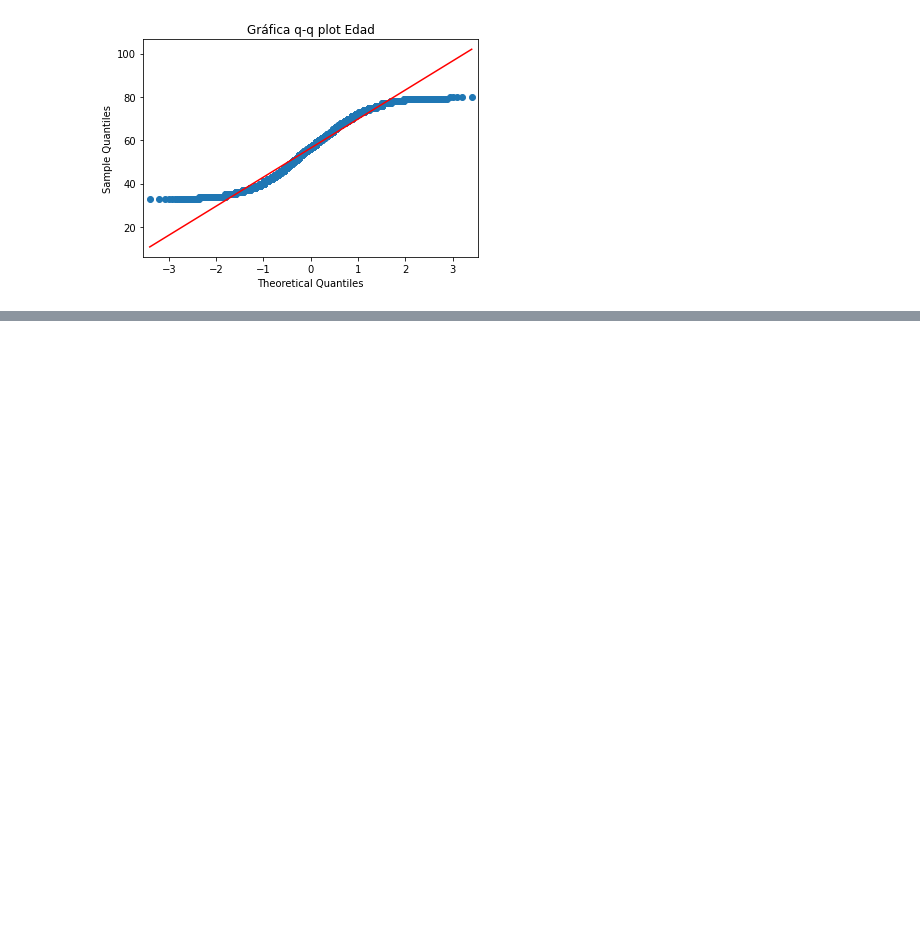
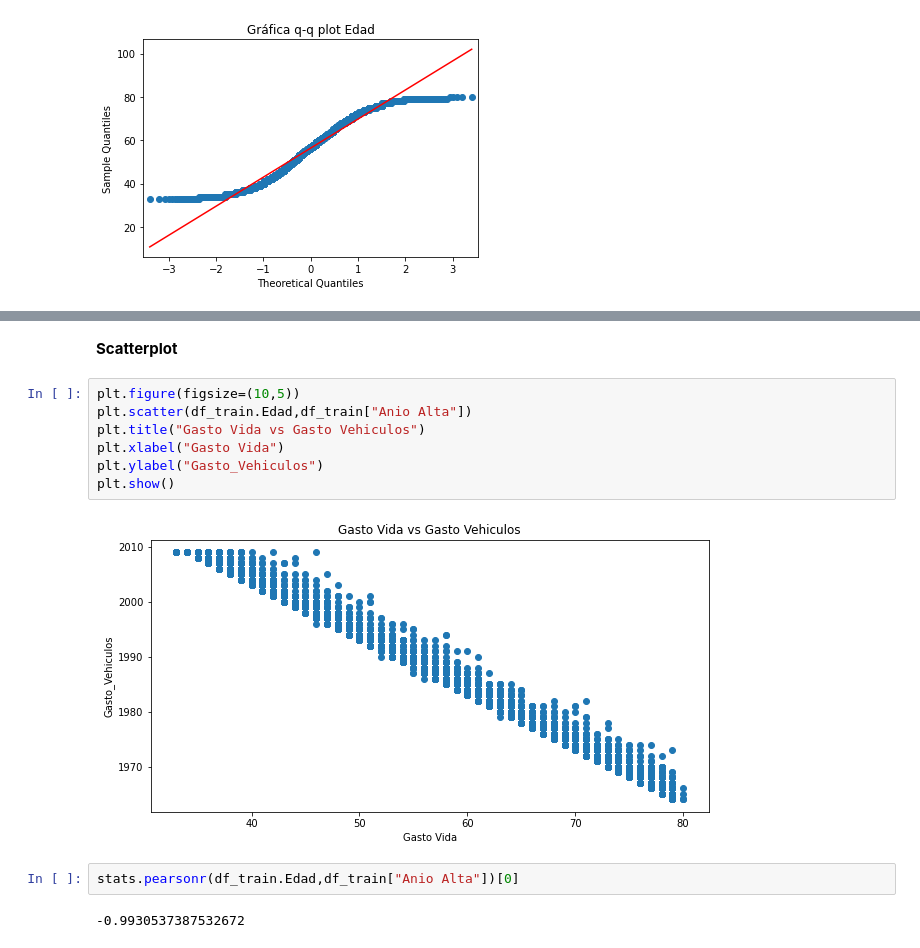
Before and after one commit to Oscar19922017/ProyectoPropensionCompra, a Jupyter notebook: EDA_PropensionCompra.ipynb, the cells around one changed output, grey strips where cells are left out. Saved outputs shown, nothing was run; the diff lists cells and outputs as text; blank space fills up the shorter version.

```diff
--- a/EDA_PropensionCompra.ipynb
+++ b/EDA_PropensionCompra.ipynb
@@ -720,0 +895,15 @@ p valor;
+# %% [markdown]
+**Scatterplot**
+# %%
+plt.figure(figsize=(10,5))
+plt.scatter(df_train.Edad,df_train["Anio Alta"])
+plt.title("Gasto Vida vs Gasto Vehiculos")
+plt.xlabel("Gasto Vida")
+plt.ylabel("Gasto_Vehiculos")
+plt.show()
+# %% [output]
+[figure, added]
+# %%
+stats.pearsonr(df_train.Edad,df_train["Anio Alta"])[0]
+# %% [output]
+-0.9930537387532672
```
Also changed, not shown: parts of 45 cells of this notebook.
